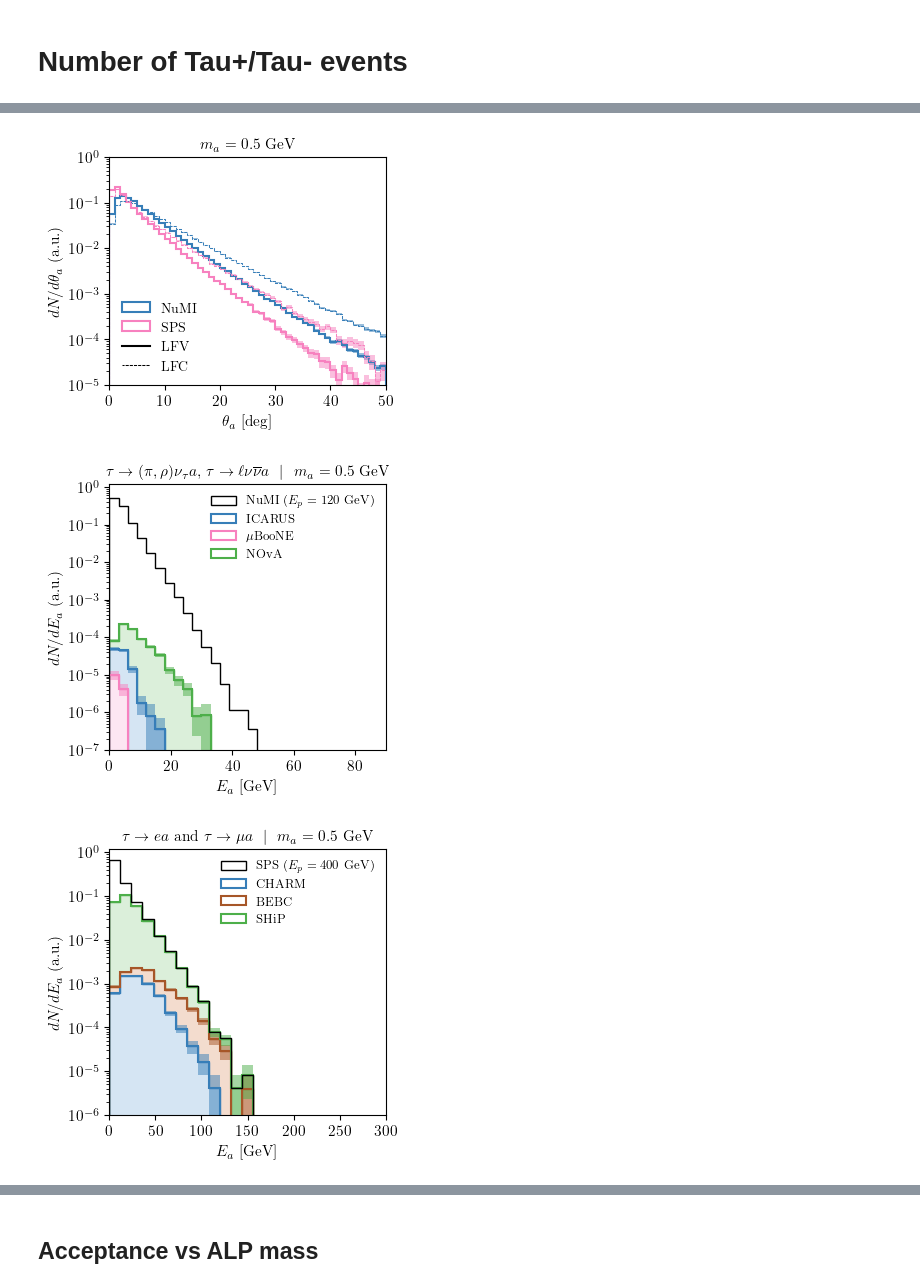
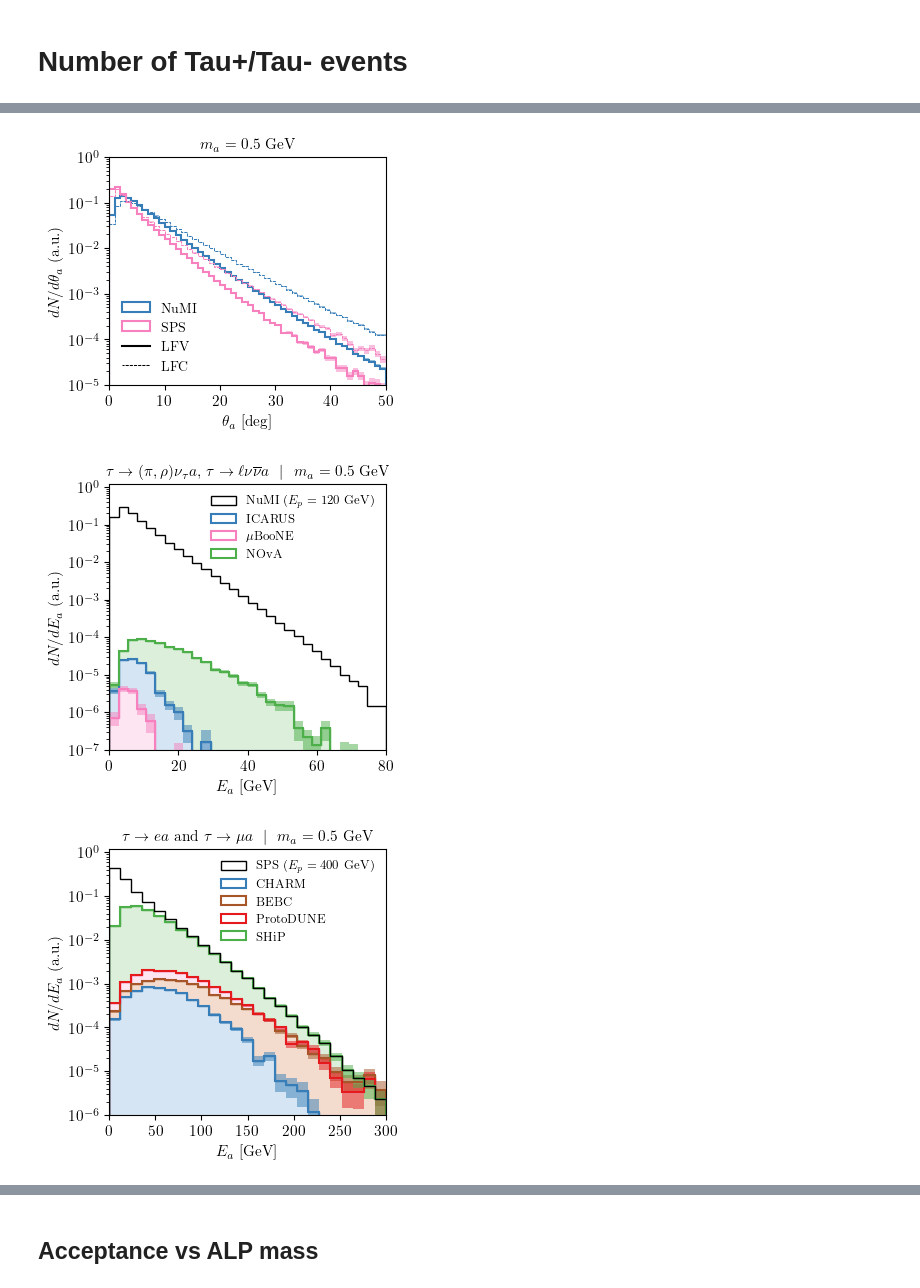
Before and after one commit to mhostert/tauALP, a Jupyter notebook: kinematical_distributions.ipynb, the cells around one changed output, grey strips where cells are left out. Drawn from its saved outputs; the diff is of its cells as text; code cells hidden in the pictures.

```diff
--- a/kinematical_distributions.ipynb
+++ b/kinematical_distributions.ipynb
@@ -21,9 +24,9 @@ alp = models.ALP(0.5, 1e7)
 # SPS_files  = ['pythia8_cluster/pythia8_events_pT10GeV/soft_SPS_400GeV_pT10GeV', 'pythia8_cluster/pythia8_events_pT10GeV_neutrons/soft_SPS_400GeV_pT10GeV']
 # LHC_files  = ['pythia8_cluster/pythia8_events_pT10GeV/soft_LHC_13.6TeV_pT13.6TeV', 'pythia8_cluster/pythia8_events_pT10GeV_neutrons/soft_LHC_13.6TeV_pT13.6TeV']
 
-NUMI_files = ['pythia8_events/soft_NuMI_120GeV_pt1TeV','pythia8_events/soft_NuMI_120GeV_pt1TeV_v2','pythia8_events/soft_NuMI_120GeV_pt1TeV_v3','pythia8_events/soft_SPS_120GeV_pt1TeV']
-SPS_files  = ['pythia8_events/soft_SPS_400GeV_pt1TeV','pythia8_events/soft_SPS_400GeV_pt1TeV_v2','pythia8_events/soft_SPS_400GeV_pt1TeV_v3']
-LHC_files  = ['pythia8_events/soft_test_LHC13.6TeV_pt1TeV_weighted']
+NUMI_files = ['pythia8_events/soft_120_GeV','pythia8_events/soft_120_GeV_3e3','pythia8_events/soft_NuMI_120GeV_pt1TeV','pythia8_events/soft_NuMI_120GeV_pt1TeV_nopThatmin']
+SPS_files  = ['pythia8_events/soft_400_GeV','pythia8_events/soft_SPS_400GeV_pt1TeV','pythia8_events/soft_SPS_400GeV_pt1TeV_v2','pythia8_events/soft_SPS_400GeV_pt1TeV_v3']
+LHC_files  = ['pythia8_events/soft_13.6_TeV','pythia8_events/soft_test_LHC13.6TeV_pt1TeV_weighted']
 
 
 ### Creating the experimental classes
@@ -31,6 +34,7 @@ ICARUS      = exp.Experiment(NUMI_files, exp_dic=EXPERIMENTS['ICARUS'], alp=alp,
 MICROBOONE  = exp.Experiment(NUMI_files, exp_dic=EXPERIMENTS['MicroBooNE'], alp=alp, duplicate_taus=1, savemem=False)
 NOVA        = exp.Experiment(NUMI_files, exp_dic=EXPERIMENTS['NoVA'], alp=alp, duplicate_taus=1, savemem=False)
 DUNE        = exp.Experiment(NUMI_files, exp_dic=EXPERIMENTS['DUNE'], alp=alp, savemem=False)
+NA62 = exp.Experiment(SPS_files, exp_dic=EXPERIMENTS['NA62'], alp=alp, savemem=False)
 CHARM = exp.Experiment(SPS_files, exp_dic=EXPERIMENTS['CHARM'], alp=alp, savemem=False)
 BEBC  = exp.Experiment(SPS_files, exp_dic=EXPERIMENTS['BEBC'], alp=alp, savemem=False)
 SHIP  = exp.Experiment(SPS_files, exp_dic=EXPERIMENTS['SHiP'], alp=alp, savemem=False)
@@ -517,14 +534,14 @@ ax.legend(loc='lower left', fontsize=10, ncol=1)
 ax.set_title(fr'$m_a = {alp.m_a}$ GeV', fontsize=11)
 fig.savefig('plots/All_alp_angular_spectrum_LFC.pdf', bbox_inches='tight')
 # %% [output]
-[figure, old version]
+[figure, new version]
 # %%
 fig,ax = pt.std_fig(figsize=(3.5,3.5))
 
 alp = models.ALP(m_a=0.5, f_a=1e5, c_lepton=np.diag([1,1,1]))
 
 xunits = 1
-BINS = np.linspace(0, 90, 31)
+BINS = np.linspace(0, 80, 31)
 
 p4_alp, w = NOVA.get_alp_events(alp=alp)
 WNORM = w.sum()
@@ -558,7 +575,7 @@ ax.legend(loc='upper right', fontsize=9, ncol=1)
 ax.set_title(fr'$\tau \to (\pi,\rho)\nu_\tau a$, $\tau \to \ell \nu \overline\nu a$ $\,\,\vert\,\,$ $m_a = {alp.m_a}$ GeV', fontsize=11)
 fig.savefig('plots/NuMI_alp_spectrum_LFC.pdf', bbox_inches='tight')
 # %% [output]
-[figure, old version]
+[figure, new version]
 # %%
 fig,ax = pt.std_fig(figsize=(3.5,3.5))
 
@@ -571,38 +588,38 @@ WNORM = w.sum()
 ax.hist(p4[:,0]*xunits, bins=BINS, weights=w/WNORM, label=r'SPS ($E_p = 400$~GeV)', histtype='step', edgecolor='black', facecolor='None',  linestyle='-', density=False,zorder=3)
 
 p4, w = CHARM.get_alps_in_acceptance(generate_events=True, alp=alp)
 pt.plot_hist_with_errors(ax, p4[:,0], w/WNORM, BINS, 'CHARM', pt.CB_color_cycle[0], nevents=CHARM.nevents)
 ax.hist(p4[:,0]*xunits, bins=BINS, weights=w/WNORM, histtype='stepfilled', edgecolor=pt.CB_color_cycle[0], facecolor=pt.lighten_color(pt.CB_color_cycle[0], 0.2), linestyle='-', density=False, zorder=1.4)
 # ax.hist(p4[:,0]*xunits, bins=BINS, weights=w/WNORM, histtype='step', edgecolor=pt.CB_color_cycle[0], linestyle='-', density=False, zorder=1.9)
 
 p4, w = BEBC.get_alps_in_acceptance(generate_events=True, alp=alp)
 pt.plot_hist_with_errors(ax, p4[:,0], w/WNORM, BINS, 'BEBC', pt.CB_color_cycle[5], nevents=BEBC.nevents)
 ax.hist(p4[:,0]*xunits, bins=BINS, weights=w/WNORM, histtype='stepfilled', edgecolor=pt.CB_color_cycle[5], facecolor=pt.lighten_color(pt.CB_color_cycle[5], 0.2), linestyle='-', density=False, zorder=1.3)
 # ax.hist(p4[:,0]*xunits, bins=BINS, weights=w/WNORM, histtype='step', edgecolor=pt.CB_color_cycle[0], linestyle='-', density=False, zorder=1.9)
 
-# p4, w = PROTODUNE_NP02.get_alps_in_acceptance(generate_events=True, alp=alp)
-# pt.plot_hist_with_errors(ax, p4[:,0], w/WNORM, BINS, 'ProtoDUNE', pt.CB_color_cycle[1], nevents=PROTODUNE_NP02.nevents)
-# ax.hist(p4[:,0]*xunits, bins=BINS, weights=w/WNORM, histtype='stepfilled', edgecolor=pt.CB_color_cycle[1], facecolor=pt.lighten_color(pt.CB_color_cycle[1], 0.2), linestyle='-', density=False, zorder=1.2)
-# ax.hist(p4[:,0]*xunits, bins=BINS, weights=w/WNORM, histtype='step', edgecolor=pt.CB_color_cycle[1], linestyle='-', density=False, zorder=1.9)
+p4, w = PROTODUNE_NP02.get_alps_in_acceptance(generate_events=True, alp=alp)
+pt.plot_hist_with_errors(ax, p4[:,0], w/WNORM, BINS, 'ProtoDUNE', pt.CB_color_cycle[7], nevents=PROTODUNE_NP02.nevents)
+ax.hist(p4[:,0]*xunits, bins=BINS, weights=w/WNORM, histtype='stepfilled', edgecolor=pt.CB_color_cycle[1], facecolor=pt.lighten_color(pt.CB_color_cycle[1], 0.2), linestyle='-', density=False, zorder=1.2)
+ax.hist(p4[:,0]*xunits, bins=BINS, weights=w/WNORM, histtype='step', edgecolor=pt.CB_color_cycle[1], linestyle='-', density=False, zorder=1.9)
 
 p4, w = SHIP.get_alps_in_acceptance(generate_events=False, alp=alp)
 pt.plot_hist_with_errors(ax, p4[:,0], w/WNORM, BINS, 'SHiP', pt.CB_color_cycle[2], nevents=SHIP.nevents)
 ax.hist(p4[:,0]*xunits, bins=BINS, weights=w/WNORM, histtype='stepfilled', edgecolor=pt.CB_color_cycle[2], facecolor=pt.lighten_color(pt.CB_color_cycle[2], 0.2), linestyle='-', density=False, zorder=1.1)
 # ax.hist(p4[:,0]*xunits, bins=BINS, weights=w/WNORM, histtype='step', edgecolor=pt.CB_color_cycle[2], linestyle='-', density=False, zorder=1.9)
 
 
 ax.set_yscale('log')
 # ax.set_xscale('log')
 ax.set_xlabel(r'$E_{a}$ [GeV]')
 ax.set_ylabel(r'$dN/d E_a$ (a.u.)')
 ax.set_xlim(0,BINS.max())
 ax.set_ylim(1e-5, 1.2)
 ax.set_yticks(np.geomspace(1e-6, 1, 7))
 ax.legend(loc='upper right', fontsize=9, ncol=1)
 ax.set_title(fr'$\tau \to e a$ and $\tau \to \mu a$ $\,\,\vert\,\,$ $m_a = {alp.m_a}$ GeV', fontsize=11)
 fig.savefig('plots/SPS_alp_spectrum_LFV.pdf', bbox_inches='tight')
 # %% [output]
-[figure, old version]
+[figure, new version]
 # %%
 fig,ax = pt.std_fig(figsize=(3.5,3.5))
 
```
Also changed, not shown: parts of 18 cells of this notebook, 45 other files.
